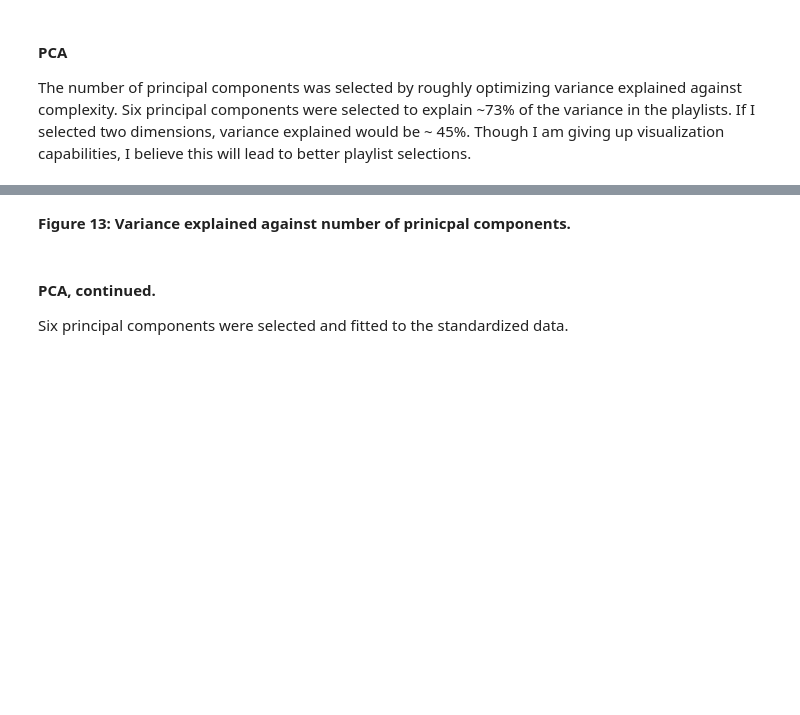
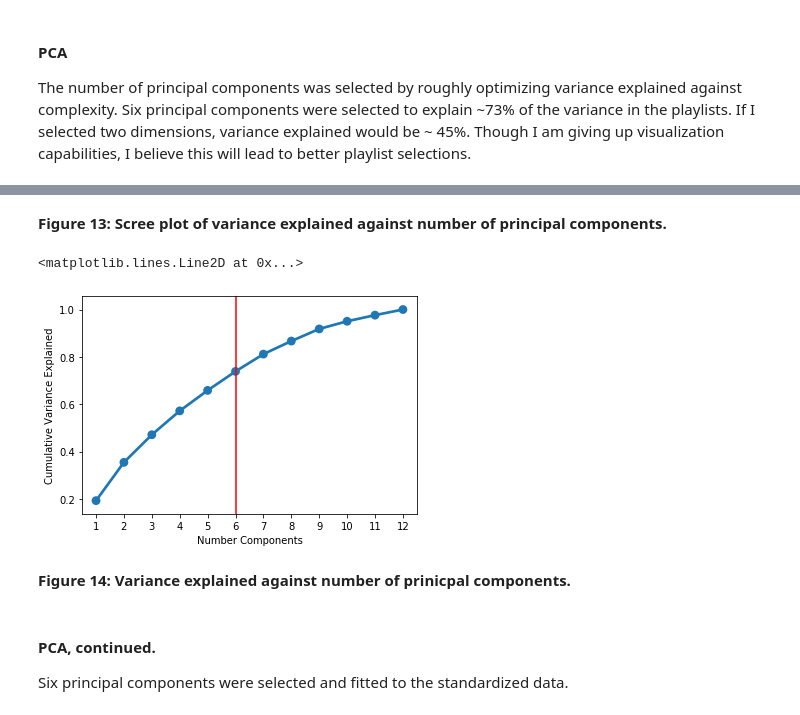
Before and after one commit to dandexler/spotiPylot, a Jupyter notebook: code/concept.ipynb, the cells around one changed output, grey strips where cells are left out. Drawn from its saved outputs; the diff is of its cells as text; code cells hidden in the pictures; blank space fills up the shorter version.

```diff
--- a/code/concept.ipynb
+++ b/code/concept.ipynb
@@ -234,5 +174,15 @@ plt.axvline(6, 0, 1, color='r')
+# %% [markdown]
+<b> Figure 13: Scree plot of variance explained against number of principal components.
+# %%
+# Cumulative sum of variance explained graph with selected components
+p2 = sns.pointplot(x=components, y=np.cumsum(pca_obj.explained_variance_ratio_))
+p2.set(xlabel='Number Components', ylabel='Cumulative Variance Explained')
+plt.axvline(5, 0, 1, color='r')
+# %% [output]
+<matplotlib.lines.Line2D at 0x...>
+[figure, added]
 # %% [markdown]
-<b> Figure 13: Variance explained against number of prinicpal components.
+<b> Figure 14: Variance explained against number of prinicpal components.
 # %% [markdown]
 #### PCA, continued.
 Six principal components were selected and fitted to the standardized data.
```
Also changed, not shown: parts of 23 cells of this notebook, 1 other file.
